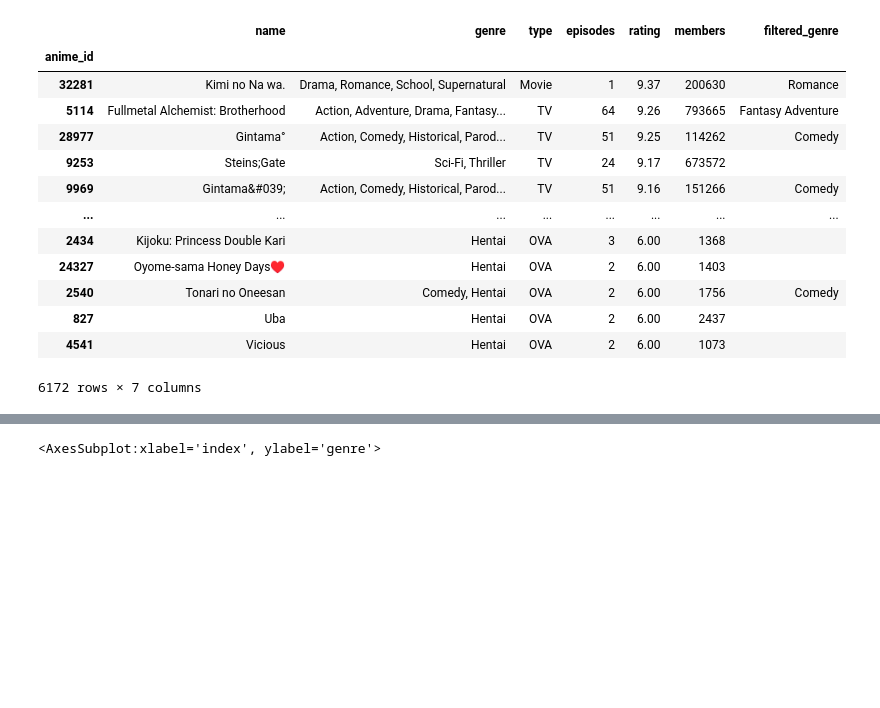
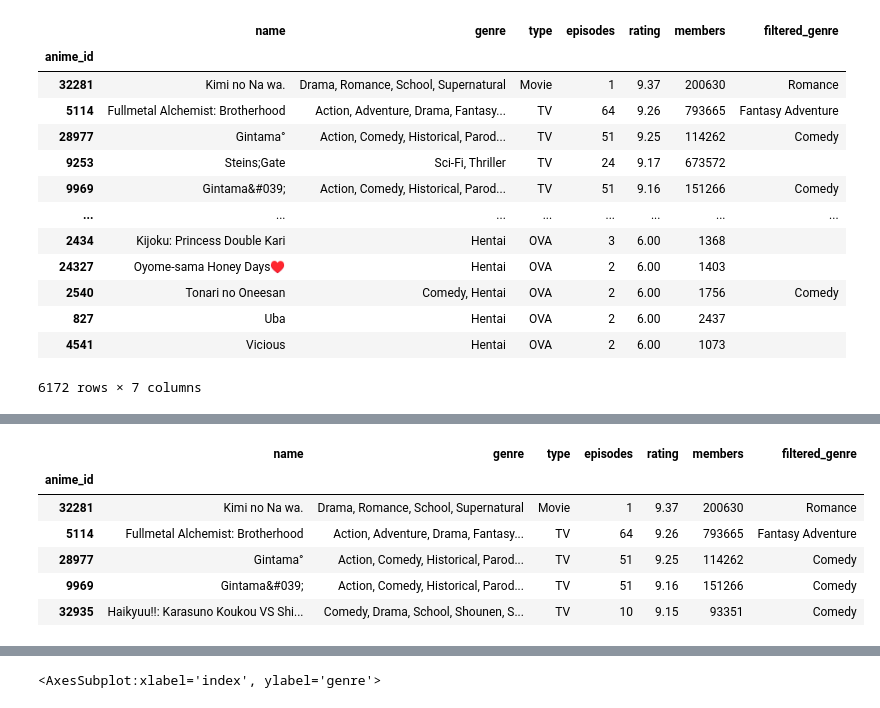
Before and after one commit to ErnestaTum/-Python_mokymai, a Jupyter notebook: baigiamasis_darbas.ipynb, the cells around one changed output, grey strips where cells are left out. Cells and saved outputs as stored; diff of their text form; code cells hidden in the pictures; blank space fills up the shorter version.

```diff
--- a/baigiamasis_darbas.ipynb
+++ b/baigiamasis_darbas.ipynb
@@ -298,3 +308,15 @@ Fantasy Adventure Romance              46
 Adventure Romance                      46
 Comedy Fantasy Adventure Romance       43
 Name: filtered_genre, dtype: int64
+# %%
+fd_genre = final_data[final_data ['filtered_genre'] != "Not suitable"]
+
+fd_genre.head()
+# %% [output]
+|  | name | genre | type | episodes | rating | members | filtered_genre |
+| anime_id |  |  |  |  |  |  |  |
+| 32281 | Kimi no Na wa. | Drama, Romance, School, Supernatural | Movie | 1 | 9.37 | 200630 | Romance |
+| 5114 | Fullmetal Alchemist: Brotherhood | Action, Adventure, Drama, Fantasy... | TV | 64 | 9.26 | 793665 | Fantasy Adventure |
+| 28977 | Gintama° | Action, Comedy, Historical, Parod... | TV | 51 | 9.25 | 114262 | Comedy |
+| 9969 | Gintama&#039; | Action, Comedy, Historical, Parod... | TV | 51 | 9.16 | 151266 | Comedy |
+| 32935 | Haikyuu!!: Karasuno Koukou VS Shi... | Comedy, Drama, School, Shounen, S... | TV | 10 | 9.15 | 93351 | Comedy |
```
Also changed, not shown: parts of 4 cells of this notebook.
